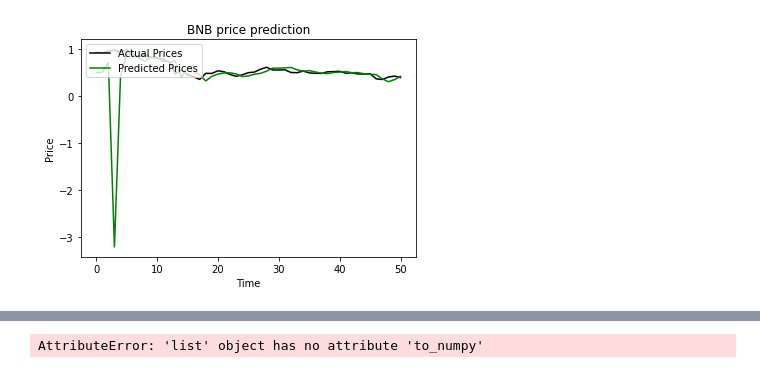
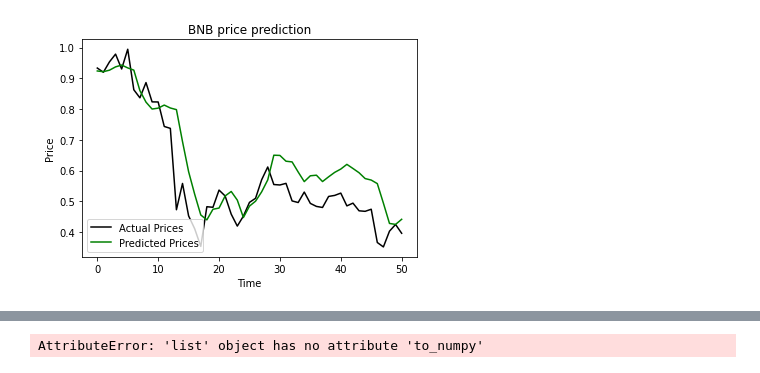
Before and after one commit to akhil14shukla/Crypto-Prediction, a Jupyter notebook: Crypto_2.ipynb, the cells around one changed output, grey strips where cells are left out. Drawn from its saved outputs; the diff is of its cells as text; code cells hidden in the pictures.

Commit message:
Added new features in the data, improved prediction and added model evaluation

```diff
--- a/Crypto_2.ipynb
+++ b/Crypto_2.ipynb
@@ -22,3 +22,9 @@ def difference(data, interval=1):
 def invert_difference(orig_data, diff_data, interval=1):
 	return [diff_data[i-interval] + orig_data[i-interval] for i in range(interval, len(orig_data))]
 from scipy.stats import boxcox
+# %%
+final_data = pd.DataFrame()
+final_data["Close_Open"] = data['Close']-data['Open']
+final_data["High_Low"] = data['High']-data['Low']
+final_data['Close'] = data['Close']
+final_data.head()
@@ -25,18 +39,18 @@ from scipy.stats import boxcox
 # %%
 # Prepare Data
 scaler = MinMaxScaler(feature_range=(0,1))
-scaled_data = scaler.fit_transform(data['Close'].values.reshape(-1,1))
+scaled_data = scaler.fit_transform(final_data.values)
 # logged_data = np.log10(data['Close'])
 # scaled_data, lambda_data = (boxcox(data['Close']))#difference(logged_data).to_numpy()
 # new = difference((data['Close'],1)
 # scaled_data = pd.Series(scaled_data)
-prediction_days = 5
+prediction_days = 10
 future_days=0
 x_train, y_train = [], []
 
 for x in range(prediction_days, len(scaled_data)-future_days):
     x_train.append(scaled_data[x-prediction_days:x])
-    y_train.append(scaled_data[x+future_days])
+    y_train.append(scaled_data[x+future_days,2])
 x_train, y_train = np.array(x_train), np.array(y_train)
 # x_train = np.reshape(x_train, (x_train.shape[0], x_train.shape[1],1))
 # y_train = np.reshape(y_train, (y_train.shape[0], y_train.shape[1],1))
@@ -48,7 +62,7 @@ x_train.shape
 # %%
 #creating neural netowrk
 model = Sequential()
-model.add(LSTM(units=100, return_sequences=True, input_shape=(x_train.shape[1],1)))
+model.add(LSTM(units=100, return_sequences=True, input_shape=(x_train.shape[1],x_train.shape[2])))
 # model.add(Dropout(0.2))
 model.add(LSTM(units=100,return_sequences=True))
 # model.add(Dropout(0.2))
@@ -58,5 +72,5 @@ model.add(LSTM(units=100))
 
 model.add(Dense(units=1))
 model.compile(optimizer='adam', loss='mean_squared_error')
-model.fit(x_train,y_train, epochs=500, batch_size=10)
+model.fit(x_train,y_train, epochs=500, batch_size=32)
 # %% [output]
@@ -81,35 +95,41 @@ Epoch 500/500
 # %%
 test_start = dt.datetime.now()-dt.timedelta(days=50)
 test_end = dt.datetime.now()
 
 test_data = web.DataReader(f'{crypto_currency}-{against_currency}','yahoo', test_start, test_end)
-test_data['Close'] = scaler.transform(test_data['Close'].values.reshape(-1,1))
-actual_prices = (test_data['Close'].values)#difference(np.log10((test_data['Close']))).to_numpy()
 
-total_dataset = pd.concat((data['Close'],test_data['Close']),axis=0)
+final_test = pd.DataFrame()
+final_test['Close_Open'] = test_data['Close'] - test_data['Open']
+final_test['High_Low'] = test_data['High'] - test_data['Low']
+final_test['Close'] = test_data['Close']
+
+total_dataset = pd.concat((final_data,final_test),axis=0)
 model_inputs = total_dataset[len(total_dataset) - len(test_data)-prediction_days:]
 # model_inputs=difference(np.log10((model_inputs))).to_numpy()
 # model_inputs = model_inputs
-# model_inputs = scaler.fit_transform(model_inputs)
+model_inputs = scaler.transform(model_inputs)
+actual_prices = (model_inputs[prediction_days:,2])#difference(np.log10((test_data['Close']))).to_numpy()
+
 
 
 x_test = []
 for x in range(prediction_days, len(model_inputs)):
     x_test.append(model_inputs[x-prediction_days:x])
 x_test = np.array(x_test)
-x_test = np.reshape(x_test, (x_test.shape[0], x_test.shape[1],1))
+# x_test = np.reshape(x_test, (x_test.shape[0], x_test.shape[1],1))
 
 prediction_prices = model.predict(x_test)
+# prediction_prices = scaler.inverse_transform(prediction_prices)
 # prediction_prices = scaler.inverse_transform(prediction_prices)
 plt.plot(actual_prices,color='black', label='Actual Prices')
 plt.plot(prediction_prices, color='green', label='Predicted Prices')
 plt.title(f'{crypto_currency} price prediction')
 plt.xlabel('Time')
 plt.ylabel('Price')
-plt.legend(loc='upper left')
+plt.legend(loc='lower left')
 plt.show()
 # %% [output]
-[figure, old version]
+[figure, new version]
 # %%
 # # Predict Next Day
 # real_data = [model_inputs[len(model_inputs) +1 - prediction_days: len(model_inputs) + 1,0]]
```
Also changed, not shown: parts of 6 cells of this notebook.
